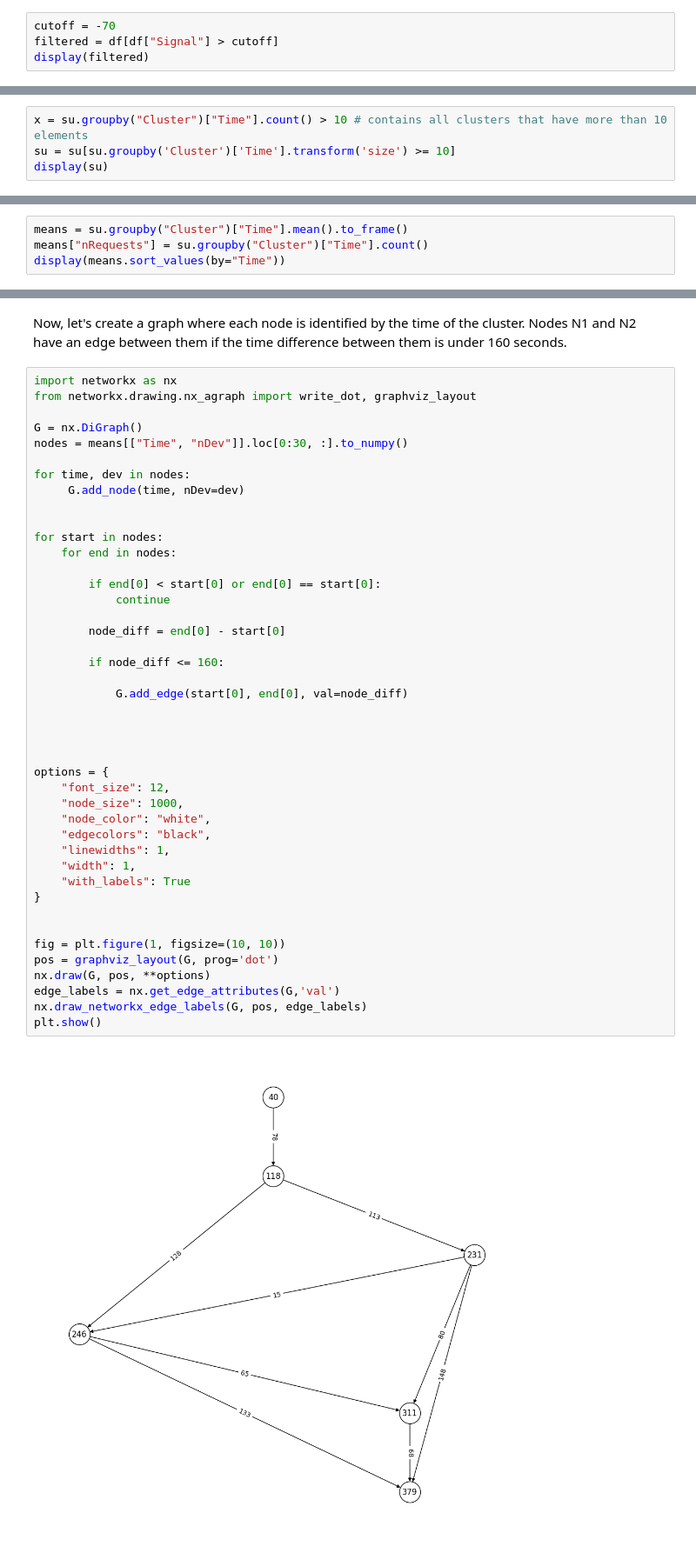
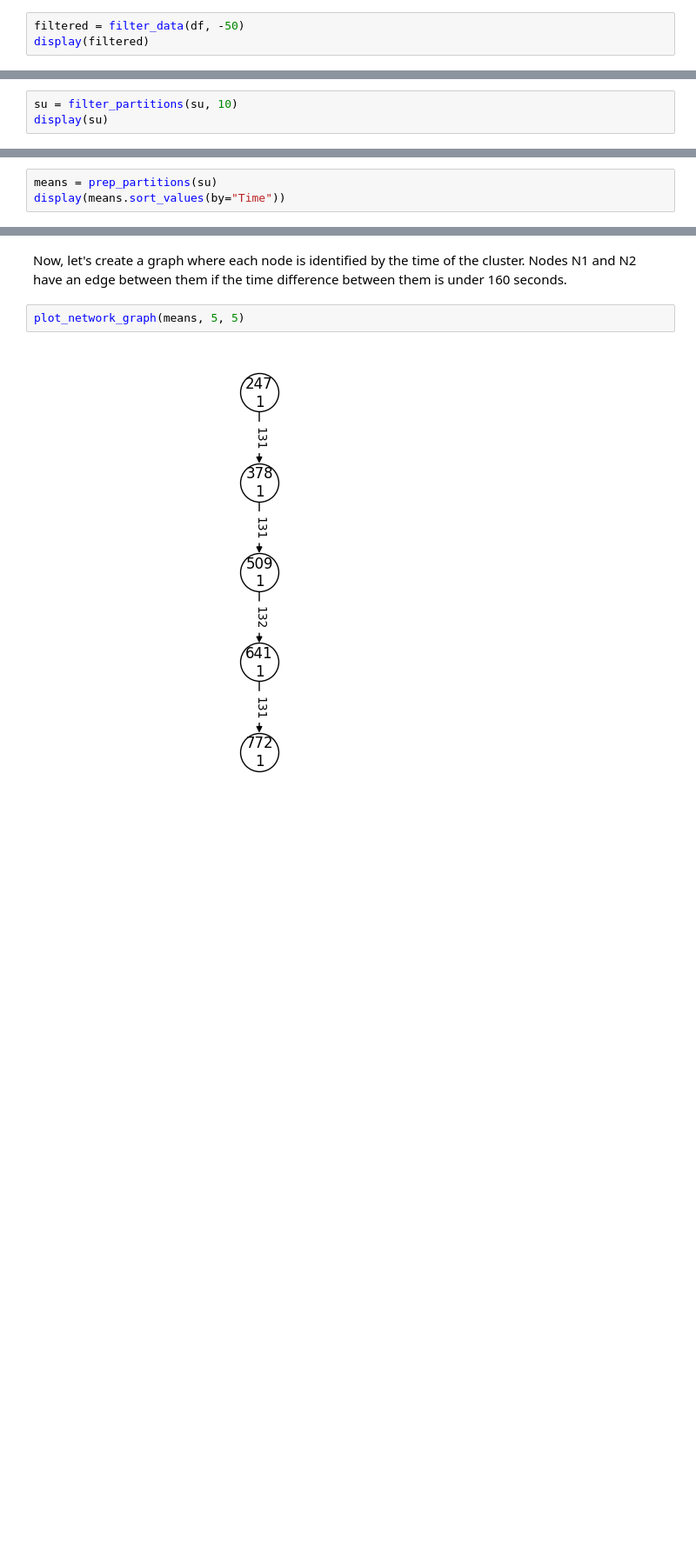
Before and after one commit to jdeinum/SDR, a Jupyter notebook: analysis/testing.ipynb, the cells around one changed output, grey strips where cells are left out. Shown at 87% size. Drawn from its saved outputs; the diff is of its cells as text; blank space fills up the shorter version.

```diff
--- a/analysis/testing.ipynb
+++ b/analysis/testing.ipynb
@@ -165,8 +244,7 @@ Name: Time, dtype: float64
 # %% [markdown]
 Interesting, we can see that scans are around 131 seconds apart. Naturally this is because we are only capturing the single device.
 # %%
-cutoff = -70
-filtered = df[df["Signal"] > cutoff]
+filtered = filter_data(df, -50)
 display(filtered)
 # %% [output]
 |  | Time | RTime | Channel | Signal | Seq | Source | Dest |
@@ -237,8 +294,7 @@ display(su)
 # %% [markdown]
 We know that each cluster should have around 15 probe requests based on our earlier observations. Let's filter out any clusters with less than 10 requests.
 # %%
-x = su.groupby("Cluster")["Time"].count() > 10 # contains all clusters that have more than 10 elements
-su = su[su.groupby('Cluster')['Time'].transform('size') >= 10]
+su = filter_partitions(su, 10)
 display(su)
 # %% [output]
 |  | Time | Cluster | Source |
@@ -257,7 +313,6 @@ display(su)
 # %% [markdown]
 Now let's see the mean values from each of these clusters:
 # %%
-means = su.groupby("Cluster")["Time"].mean().to_frame()
-means["nRequests"] = su.groupby("Cluster")["Time"].count()
+means = prep_partitions(su)
 display(means.sort_values(by="Time"))
 # %% [output]
@@ -318,47 +362,6 @@ display(means)
 # %% [markdown]
 Now, let's create a graph where each node is identified by the time of the cluster. Nodes N1 and N2 have an edge between them if the time difference between them is under 160 seconds.
 # %%
-import networkx as nx
-from networkx.drawing.nx_agraph import write_dot, graphviz_layout
-
-G = nx.DiGraph()
-nodes = means[["Time", "nDev"]].loc[0:30, :].to_numpy()
-
-for time, dev in nodes:
-     G.add_node(time, nDev=dev)
-
-
-for start in nodes:
-    for end in nodes:
-
-        if end[0] < start[0] or end[0] == start[0]:
-            continue
-
-        node_diff = end[0] - start[0]
-
-        if node_diff <= 160:
-
-            G.add_edge(start[0], end[0], val=node_diff)
-
-
-
-
-options = {
-    "font_size": 12,
-    "node_size": 1000,
-    "node_color": "white",
-    "edgecolors": "black",
-    "linewidths": 1,
-    "width": 1,
-    "with_labels": True
-}
-
-
-fig = plt.figure(1, figsize=(10, 10))
-pos = graphviz_layout(G, prog='dot')
-nx.draw(G, pos, **options)
-edge_labels = nx.get_edge_attributes(G,'val')
-nx.draw_networkx_edge_labels(G, pos, edge_labels)
-plt.show()
+plot_network_graph(means, 5, 5)
 # %% [output]
-[figure, old version]
+[figure, new version]
```
Also changed, not shown: parts of 15 cells of this notebook.
